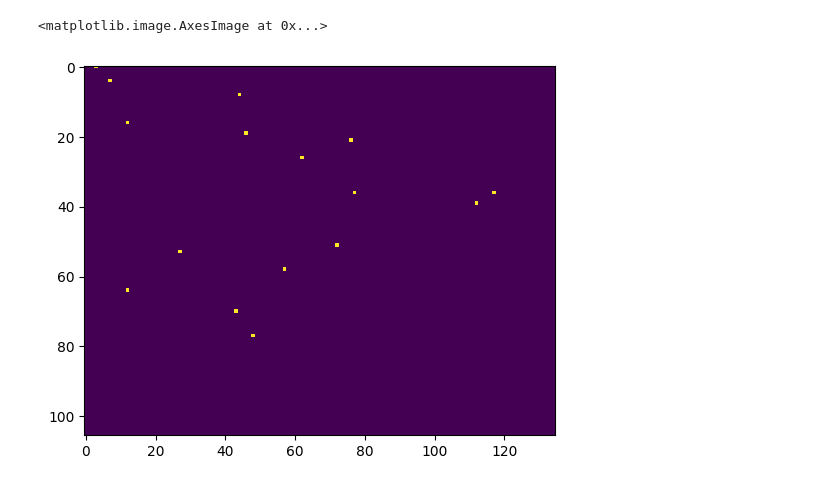
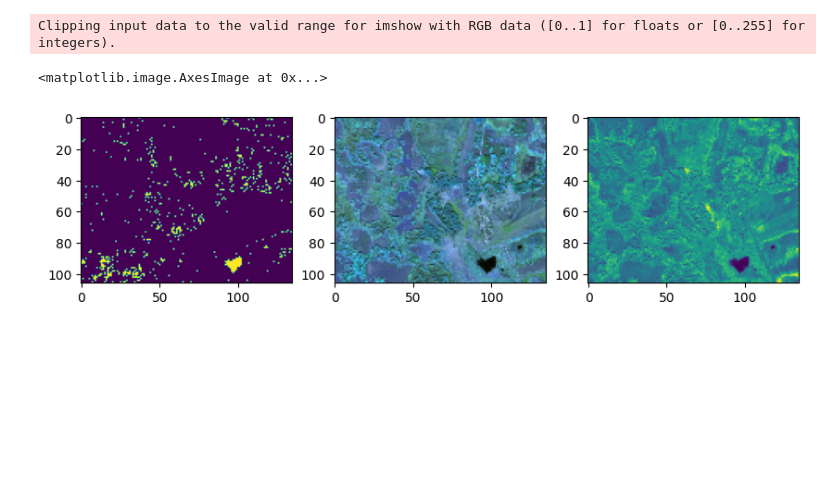
Before and after one commit to DaEtoJostka/FireFalcon, a Jupyter notebook: inferense.ipynb, the cells around one changed output. Drawn from its saved outputs; the diff is of its cells as text; code cells hidden in the pictures; blank space fills up the shorter version.

```diff
--- a/inferense.ipynb
+++ b/inferense.ipynb
@@ -50,5 +48,18 @@ img = get_prediction("03//2021-06-03.tiff")
-# %%
-plt.imshow(img)
-# %% [output]
-<matplotlib.image.AxesImage at 0x...>
-[figure, removed]
+# %%
+im = transform("Testing//test.tiff")
+pred = get_prediction("Testing//test.tiff")
+# %%
+import matplotlib.pyplot as plt
+fig, axs = plt.subplots(1, 3, figsize=(10, 5))
+
+to_draw = im.reshape([106,135,4])
+
+#pred = pred.reshape([106, 135,1])
+
+axs[2].imshow(to_draw[:,:,3])
+axs[1].imshow(to_draw[:,:,:3]/255*8)
+axs[0].imshow(pred)
+# %% [output]
+Clipping input data to the valid range for imshow with RGB data ([0..1] for floats or [0..255] for integers).
+<matplotlib.image.AxesImage at 0x...>
+[figure, added]
```
Also changed, not shown: parts of 3 cells of this notebook.
